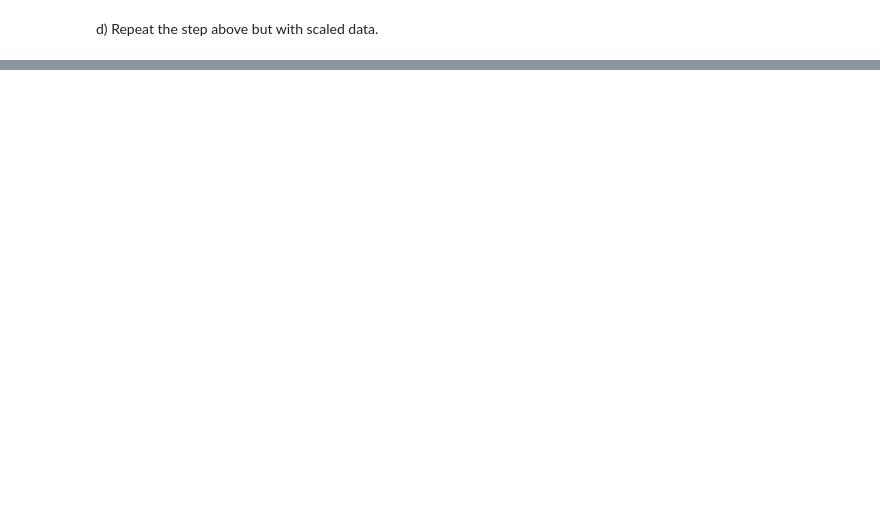
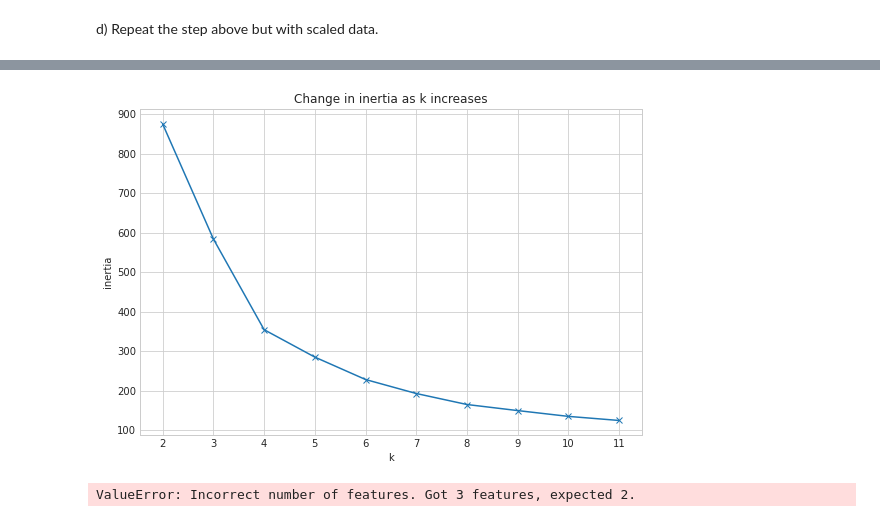
Before and after one commit to chadallen210/clustering-exercises, a Jupyter notebook: modeling.ipynb, the cells around one changed output, grey strips where cells are left out. Drawn from its saved outputs; the diff is of its cells as text; code cells hidden in the pictures; blank space fills up the shorter version.

```diff
--- a/modeling.ipynb
+++ b/modeling.ipynb
@@ -225,3 +141,10 @@ with plt.style.context('seaborn-whitegrid'):
+# %%
+fig, axs = plt.subplots(2, 2, figsize=(10, 10), sharex=True, sharey=True)
+
+for ax, k in zip(axs.ravel(), range(2, 6)):
+    clusters = KMeans(k).fit(X_scaled).predict(X_scaled)
+    ax.scatter(X.petal_width, X.sepal_width, c=clusters)
+    ax.set(title='k = {}'.format(k), xlabel='petal width', ylabel='speal width')
 # %% [markdown]
 d. Repeat the clustering, this time with 3 different features.
 # %%
@@ -557,3 +312,10 @@ with plt.style.context('seaborn-whitegrid'):
+# %%
+fig, axs = plt.subplots(2, 2, figsize=(10, 10), sharex=True, sharey=True)
+
+for ax, k in zip(axs.ravel(), range(2, 6)):
+    clusters = KMeans(k).fit(X_scaled).predict(X_scaled)
+    ax.scatter(X.annual_income, X.spending_score, c=clusters)
+    ax.set(title='k = {}'.format(k), xlabel='annual_income', ylabel='spending_score')
 # %% [markdown]
 3. How does scaling impact the results of clustering?
 
@@ -744,0 +424,23 @@ plt.legend();
+# %%
+df_scaled = df_scaled[['x', 'y']]
+# lets plot inertia vs k
+with plt.style.context('seaborn-whitegrid'):
+    plt.figure(figsize=(9, 6))
+    pd.Series({k: KMeans(k).fit(df_scaled).inertia_ for k in range(2, 12)}).plot(marker='x')
+    plt.xticks(range(2, 12))
+    plt.xlabel('k')
+    plt.ylabel('inertia')
+    plt.title('Change in inertia as k increases')
+# %% [output]
+[figure, added]
+# %%
+df_scaled['cluster'] = kmeans.predict(df_scaled)
+
+fig, axs = plt.subplots(2, 2, figsize=(10, 10), sharex=True, sharey=True)
+
+for ax, k in zip(axs.ravel(), range(2, 6)):
+    clusters = KMeans(k).fit(df_scaled).predict(df_scaled)
+    ax.scatter(df_scaled.x, df_scaled.y, c=clusters)
+    ax.set(title='k = {}'.format(k), xlabel='x', ylabel='y')
+# %% [output]
+ValueError: Incorrect number of features. Got 3 features, expected 2.
```
Also changed, not shown: parts of 49 cells of this notebook.
